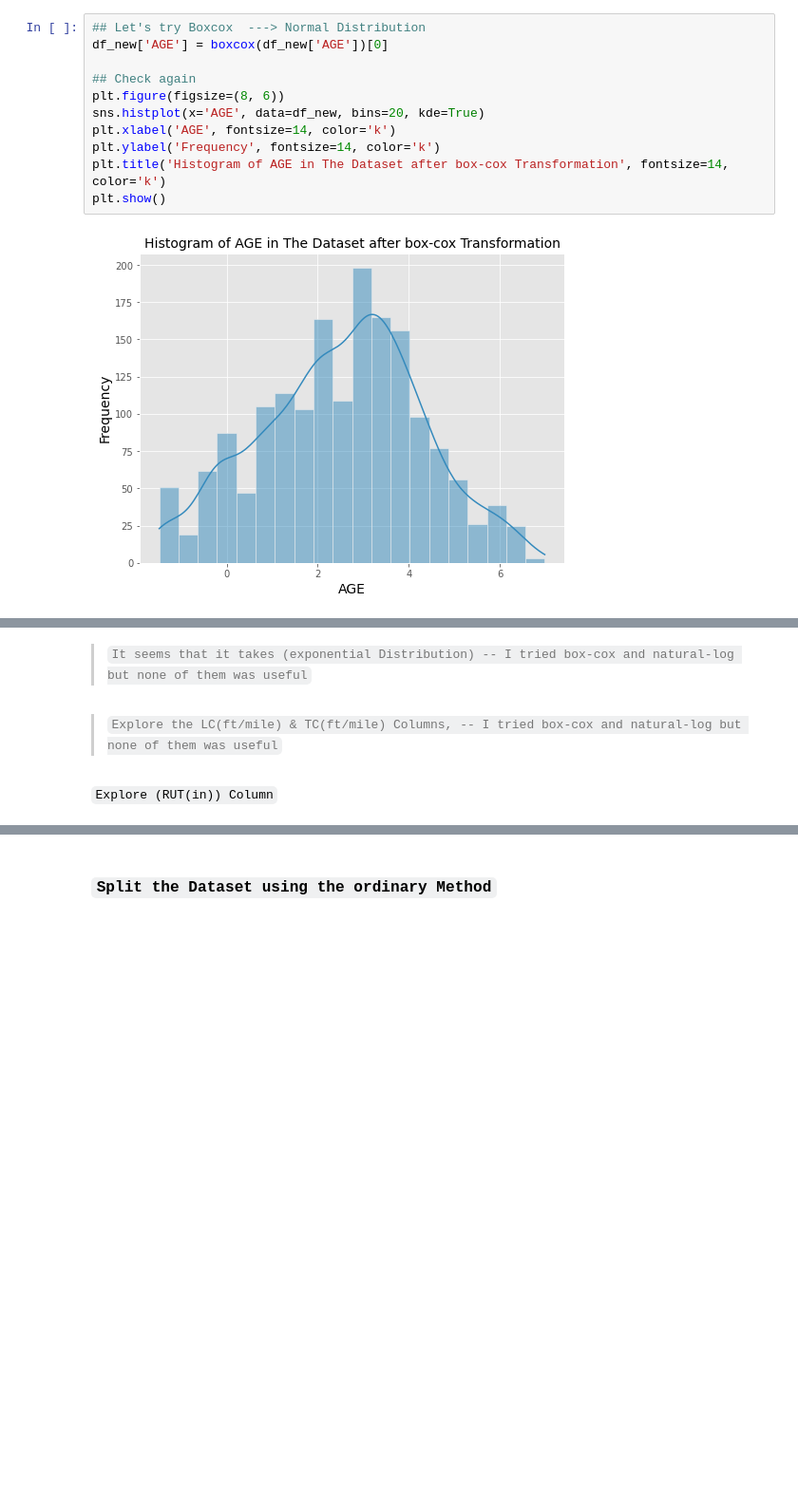
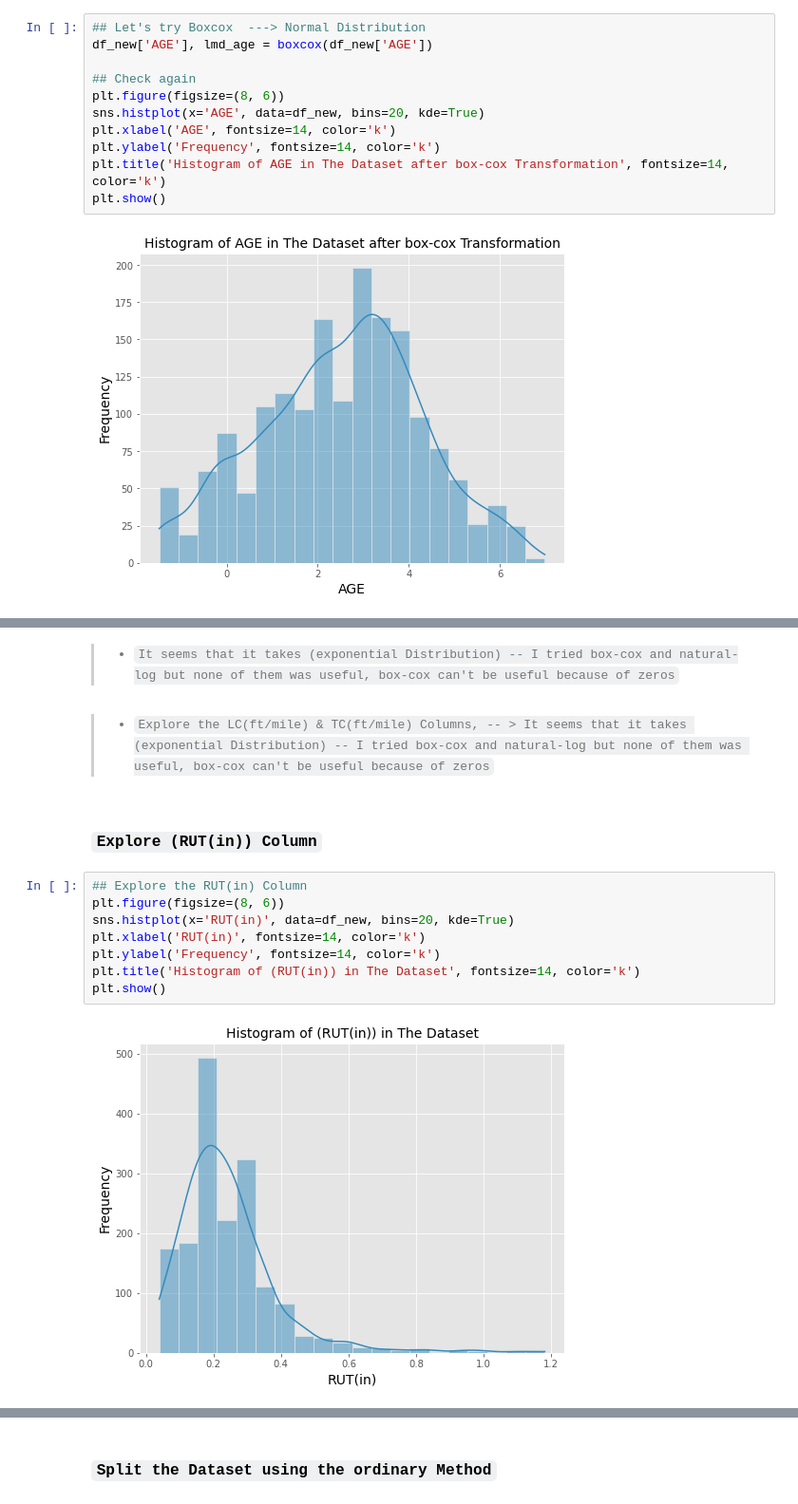
Before and after one commit to AGOOR97/xgboost_flask_deployment, a Jupyter notebook: NoteBook.ipynb, the cells around one changed output, grey strips where cells are left out. Shown at 95% size. Cells and saved outputs as stored; diff of their text form; blank space fills up the shorter version.

```diff
--- a/NoteBook.ipynb
+++ b/NoteBook.ipynb
@@ -101,6 +95,6 @@ plt.show()
 # %%
 ## Let's try Boxcox  ---> Normal Distribution
-df_new['AGE'] = boxcox(df_new['AGE'])[0]
+df_new['AGE'], lmd_age = boxcox(df_new['AGE'])
 
 ## Check again
 plt.figure(figsize=(8, 6))
@@ -124,10 +118,20 @@ plt.show()
 # %% [output]
 [figure]
 # %% [markdown]
->`It seems that it takes (exponential Distribution) -- I tried box-cox and natural-log but none of them was useful`
+> * `It seems that it takes (exponential Distribution) -- I tried box-cox and natural-log but none of them was useful, box-cox can't be useful because of zeros`
 # %% [markdown]
-> `Explore the LC(ft/mile) & TC(ft/mile) Columns, -- I tried box-cox and natural-log but none of them was useful`
+> * `Explore the LC(ft/mile) & TC(ft/mile) Columns, -- > It seems that it takes (exponential Distribution) -- I tried box-cox and natural-log but none of them was useful, box-cox can't be useful because of zeros`
 # %% [markdown]
-`Explore (RUT(in)) Column`
+### `Explore (RUT(in)) Column`
+# %%
+## Explore the RUT(in) Column
+plt.figure(figsize=(8, 6))
+sns.histplot(x='RUT(in)', data=df_new, bins=20, kde=True)
+plt.xlabel('RUT(in)', fontsize=14, color='k')
+plt.ylabel('Frequency', fontsize=14, color='k')
+plt.title('Histogram of (RUT(in)) in The Dataset', fontsize=14, color='k')
+plt.show()
+# %% [output]
+[figure, added]
 # %%
 ## Let's try Box-cox Transformation --> Normal Distribution
```
Also changed, not shown: parts of 36 cells of this notebook, 2 other files.
